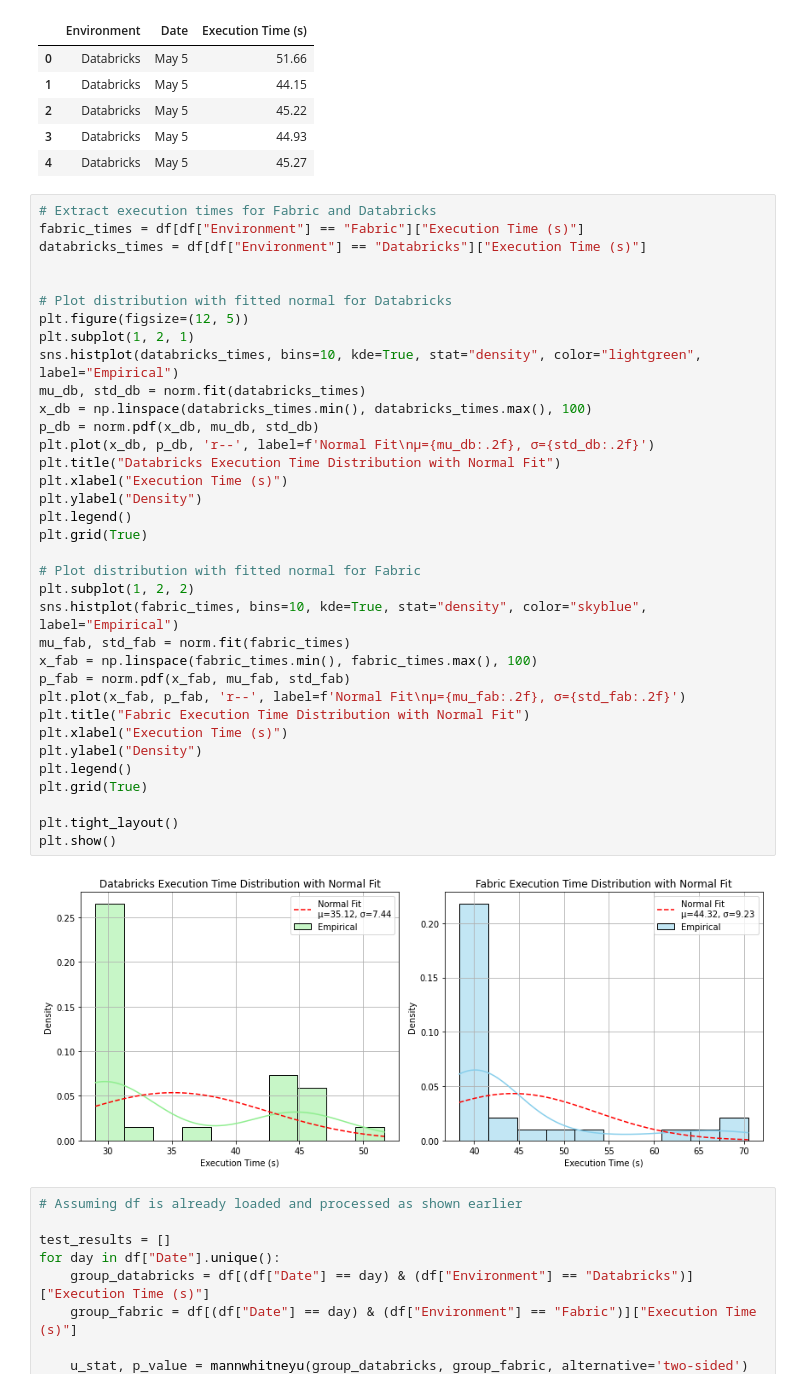
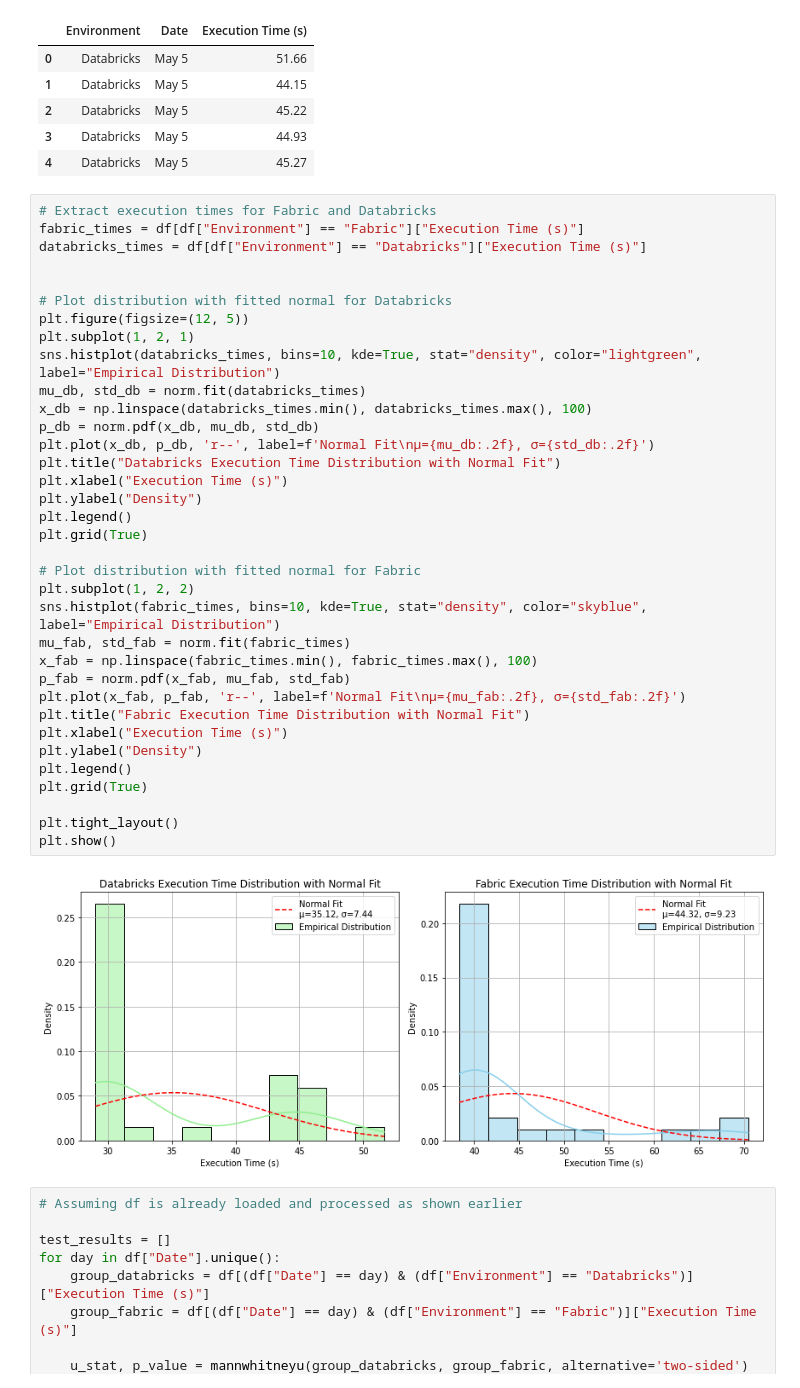
Before and after one commit to MHeini/2110837746_Maria_Heinrich, a Jupyter notebook: performance_analysis_full_updated.ipynb, the cells around one changed output. Saved outputs shown, nothing was run; the diff lists cells and outputs as text.

```diff
--- a/performance_analysis_full_updated.ipynb
+++ b/performance_analysis_full_updated.ipynb
@@ -54,36 +54,36 @@ databricks_times = df[df["Environment"] == "Databricks"]["Execution Time (s)"]
 
 
 # Plot distribution with fitted normal for Databricks
 plt.figure(figsize=(12, 5))
 plt.subplot(1, 2, 1)
-sns.histplot(databricks_times, bins=10, kde=True, stat="density", color="lightgreen", label="Empirical")
+sns.histplot(databricks_times, bins=10, kde=True, stat="density", color="lightgreen", label="Empirical Distribution")
 mu_db, std_db = norm.fit(databricks_times)
 x_db = np.linspace(databricks_times.min(), databricks_times.max(), 100)
 p_db = norm.pdf(x_db, mu_db, std_db)
 plt.plot(x_db, p_db, 'r--', label=f'Normal Fit\nμ={mu_db:.2f}, σ={std_db:.2f}')
 plt.title("Databricks Execution Time Distribution with Normal Fit")
 plt.xlabel("Execution Time (s)")
 plt.ylabel("Density")
 plt.legend()
 plt.grid(True)
 
 # Plot distribution with fitted normal for Fabric
 plt.subplot(1, 2, 2)
-sns.histplot(fabric_times, bins=10, kde=True, stat="density", color="skyblue", label="Empirical")
+sns.histplot(fabric_times, bins=10, kde=True, stat="density", color="skyblue", label="Empirical Distribution")
 mu_fab, std_fab = norm.fit(fabric_times)
 x_fab = np.linspace(fabric_times.min(), fabric_times.max(), 100)
 p_fab = norm.pdf(x_fab, mu_fab, std_fab)
 plt.plot(x_fab, p_fab, 'r--', label=f'Normal Fit\nμ={mu_fab:.2f}, σ={std_fab:.2f}')
 plt.title("Fabric Execution Time Distribution with Normal Fit")
 plt.xlabel("Execution Time (s)")
 plt.ylabel("Density")
 plt.legend()
 plt.grid(True)
 
 plt.tight_layout()
 plt.show()
 # %% [output]
-[figure, old version]
+[figure, new version]
 # %%
 # Assuming df is already loaded and processed as shown earlier
 
```
